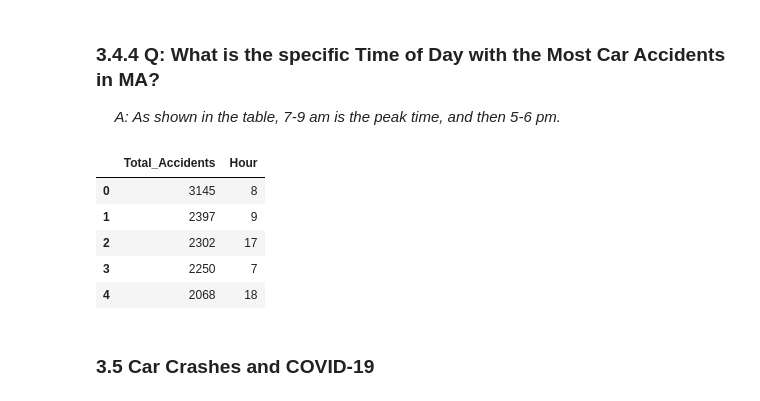
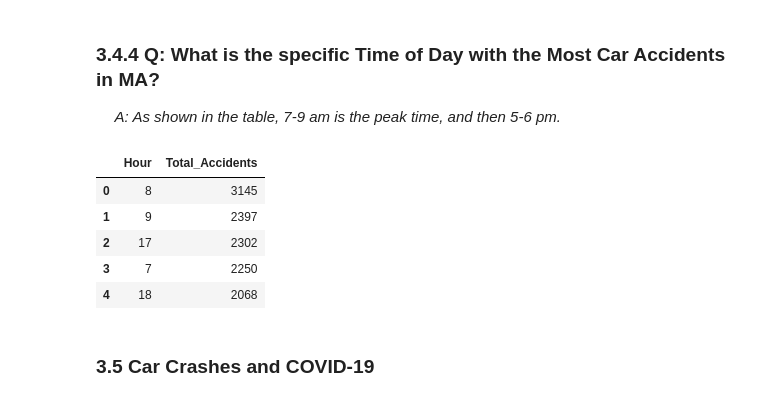
Before and after one commit to KaiyuWang19970221/BA775-teamproject, a Jupyter notebook: How_to_Improve_the_Safety_of_Driving_in_MA.ipynb, the cells around one changed output. Cells and saved outputs as stored; diff of their text form; code cells hidden in the pictures.

```diff
--- a/How_to_Improve_the_Safety_of_Driving_in_MA.ipynb
+++ b/How_to_Improve_the_Safety_of_Driving_in_MA.ipynb
@@ -585,22 +585,22 @@ FROM `ba775-b2-team6.team6.carcrash_MA`
 # %%
 %%bigquery
 SELECT
-    COUNT(*) AS Total_Accidents,
-    Hour
+    Hour,
+    COUNT(*) AS Total_Accidents
 FROM
 (SELECT city,county,state, EXTRACT(HOUR FROM End_Time) Hour
 FROM `ba775-b2-team6.team6.carcrash_MA`
 ) AS subq
 GROUP BY Hour
 ORDER BY total_accidents DESC
 LIMIT 5
 # %% [output]
-|  | Total_Accidents | Hour |
-| 0 | 3145 | 8 |
-| 1 | 2397 | 9 |
-| 2 | 2302 | 17 |
-| 3 | 2250 | 7 |
-| 4 | 2068 | 18 |
+|  | Hour | Total_Accidents |
+| 0 | 8 | 3145 |
+| 1 | 9 | 2397 |
+| 2 | 17 | 2302 |
+| 3 | 7 | 2250 |
+| 4 | 18 | 2068 |
 # %% [markdown]
 ### 3.5 Car Crashes and COVID-19
 # %% [markdown]
```
Also changed, not shown: parts of 2 cells of this notebook.
